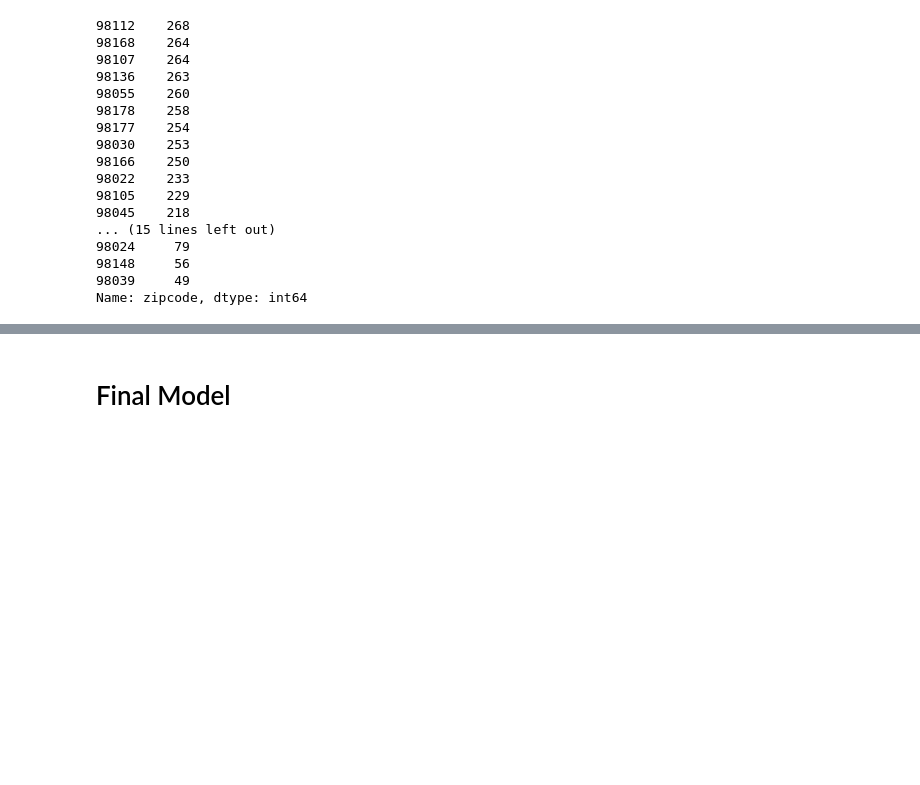
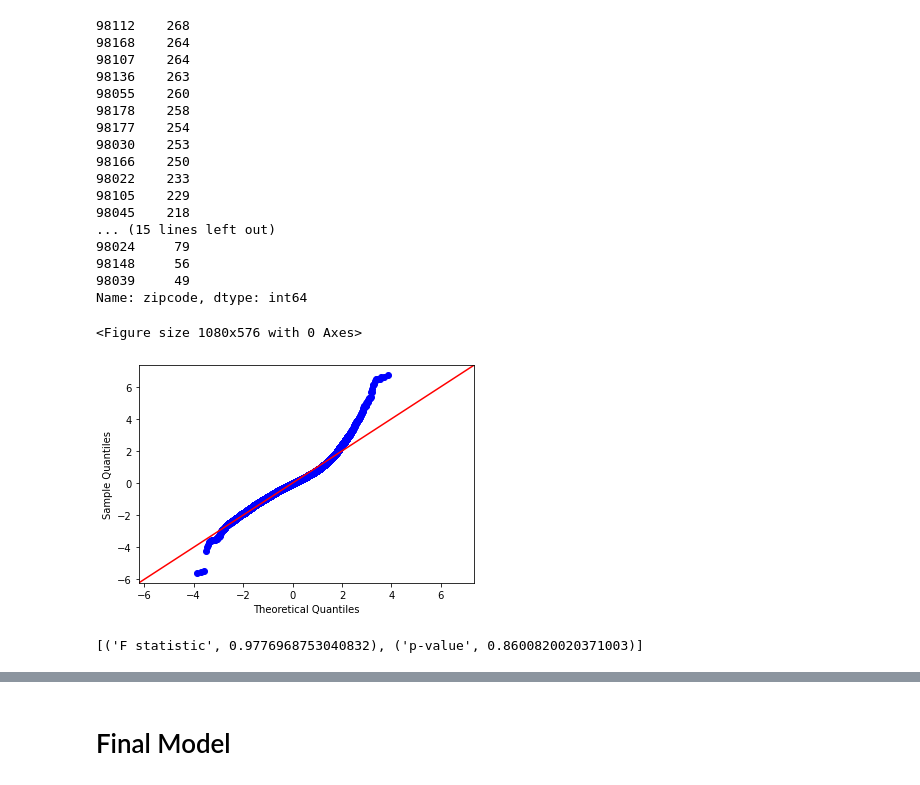
Before and after one commit to JimmyHAL/Kings-County-Housing-Price-LinearRegression, a Jupyter notebook: HtooAungLatt_KingsCountyHousingAnalysis.ipynb, the cells around one changed output, grey strips where cells are left out. Drawn from its saved outputs; the diff is of its cells as text; code cells hidden in the pictures; blank space fills up the shorter version.

```diff
--- a/HtooAungLatt_KingsCountyHousingAnalysis.ipynb
+++ b/HtooAungLatt_KingsCountyHousingAnalysis.ipynb
@@ -1019,3 +1049,24 @@ Name: zipcode, dtype: int64
 df4 =df3.copy()
 df4.drop(['zip_98039', 'zip_98148', 'zip_98024', 'zip_98010', 'zip_98102', 'zip_98109', 'zip_98070', 'zip_98045', 'zip_98032', 'zip_98010', 'zip_98188', 'zip_98007','zip_98019',
           'zip_98106', 'zip_98108', 'zip_98146', 'zip_98019', 'zip_98011', 'zip_98077', 'zip_98002' ], axis=1, inplace=True)
+# %%
+predictors = df4.drop(['price','id'], axis=1)
+predictors_int = sm.add_constant(predictors)
+
+model = sm.OLS(df4['price'],predictors_int.astype(float)).fit()
+model.summary()
+
+plt.show()
+fig = plt.figure(figsize=(15,8))
+# fig = sm.graphics.plot_regress_exog(model, val, fig=fig)
+fig = sm.graphics.qqplot(model.resid, dist=stats.norm, line='45', fit=True)
+
+plt.show()
+
+name = ['F statistic', 'p-value']
+test = sms.het_goldfeldquandt(model.resid, model.model.exog)
+list(zip(name, test))
+# %% [output]
+<Figure size 1080x576 with 0 Axes>
+[figure, added]
+[('F statistic', 0.9776968753040832), ('p-value', 0.8600820020371003)]
```
Also changed, not shown: parts of 16 cells of this notebook, 1 other file.
